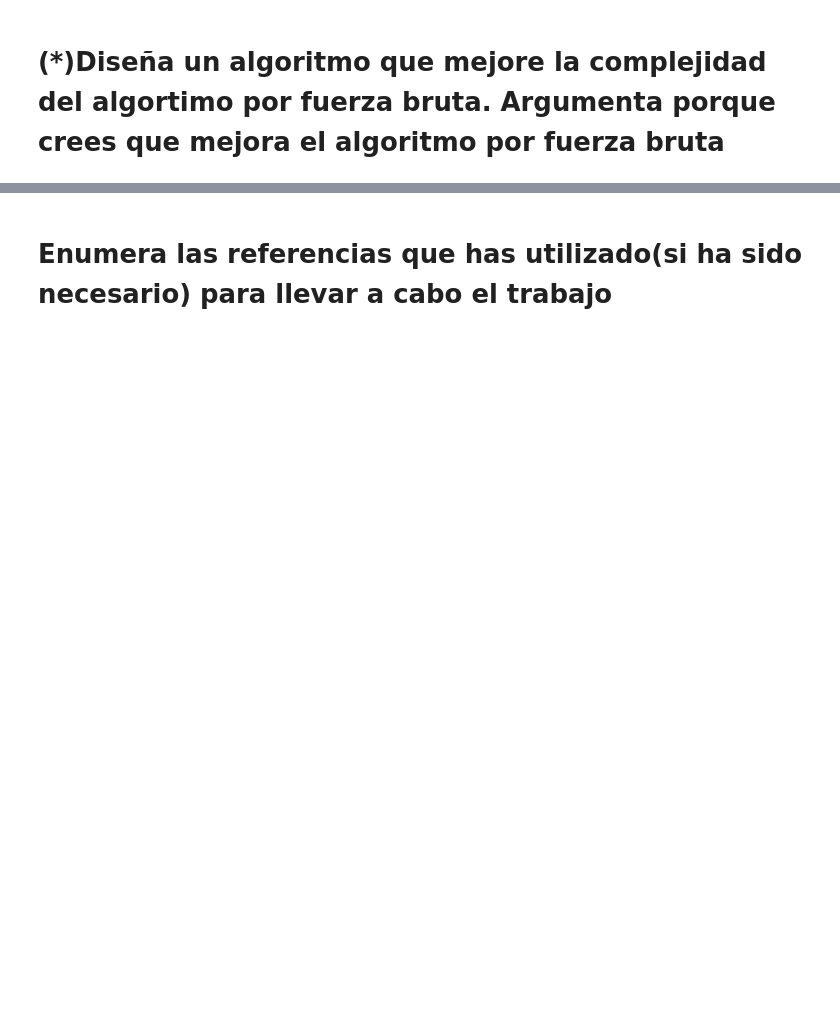
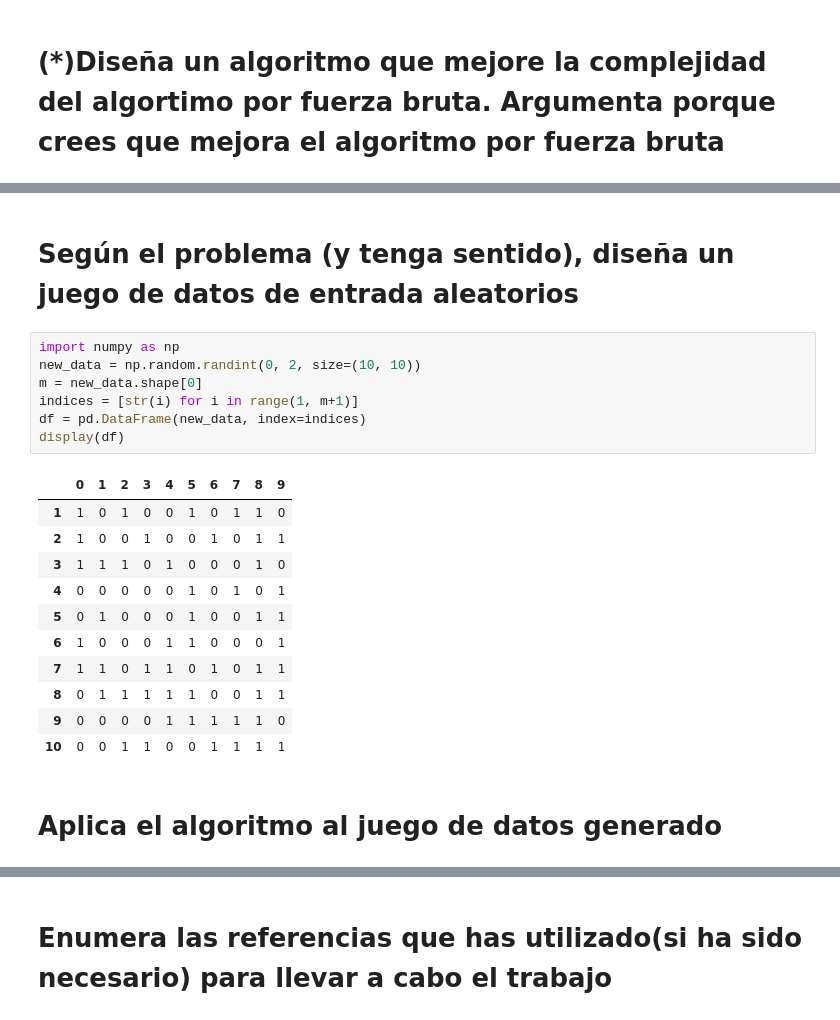
Before and after one commit to osoria80/03MIAR-Algoritmos-de-optimizacion, a Jupyter notebook: Proyecto/Proyecto.ipynb, the cells around one changed output, grey strips where cells are left out. Saved outputs shown, nothing was run; the diff lists cells and outputs as text; blank space fills up the shorter version.

```diff
--- a/Proyecto/Proyecto.ipynb
+++ b/Proyecto/Proyecto.ipynb
@@ -307,3 +352,26 @@ def branch_and_bound(solucion, inicio=0):
+# %% [markdown]
+# Según el problema (y tenga sentido), diseña un juego de datos de entrada aleatorios
+# %%
+import numpy as np
+new_data = np.random.randint(0, 2, size=(10, 10))
+m = new_data.shape[0]
+indices = [str(i) for i in range(1, m+1)]
+df = pd.DataFrame(new_data, index=indices)
+display(df)
+# %% [output]
+|  | 0 | 1 | 2 | 3 | 4 | 5 | 6 | 7 | 8 | 9 |
+| 1 | 1 | 0 | 1 | 0 | 0 | 1 | 0 | 1 | 1 | 0 |
+| 2 | 1 | 0 | 0 | 1 | 0 | 0 | 1 | 0 | 1 | 1 |
+| 3 | 1 | 1 | 1 | 0 | 1 | 0 | 0 | 0 | 1 | 0 |
+| 4 | 0 | 0 | 0 | 0 | 0 | 1 | 0 | 1 | 0 | 1 |
+| 5 | 0 | 1 | 0 | 0 | 0 | 1 | 0 | 0 | 1 | 1 |
+| 6 | 1 | 0 | 0 | 0 | 1 | 1 | 0 | 0 | 0 | 1 |
+| 7 | 1 | 1 | 0 | 1 | 1 | 0 | 1 | 0 | 1 | 1 |
+| 8 | 0 | 1 | 1 | 1 | 1 | 1 | 0 | 0 | 1 | 1 |
+| 9 | 0 | 0 | 0 | 0 | 1 | 1 | 1 | 1 | 1 | 0 |
+| 10 | 0 | 0 | 1 | 1 | 0 | 0 | 1 | 1 | 1 | 1 |
+# %% [markdown]
+# Aplica el algoritmo al juego de datos generado
 # %%
 #Inicializamos la solución optima
 coste_min = float('inf') #Inicializamos el valor del coste mínimo
```
Also changed, not shown: parts of 26 cells of this notebook.
